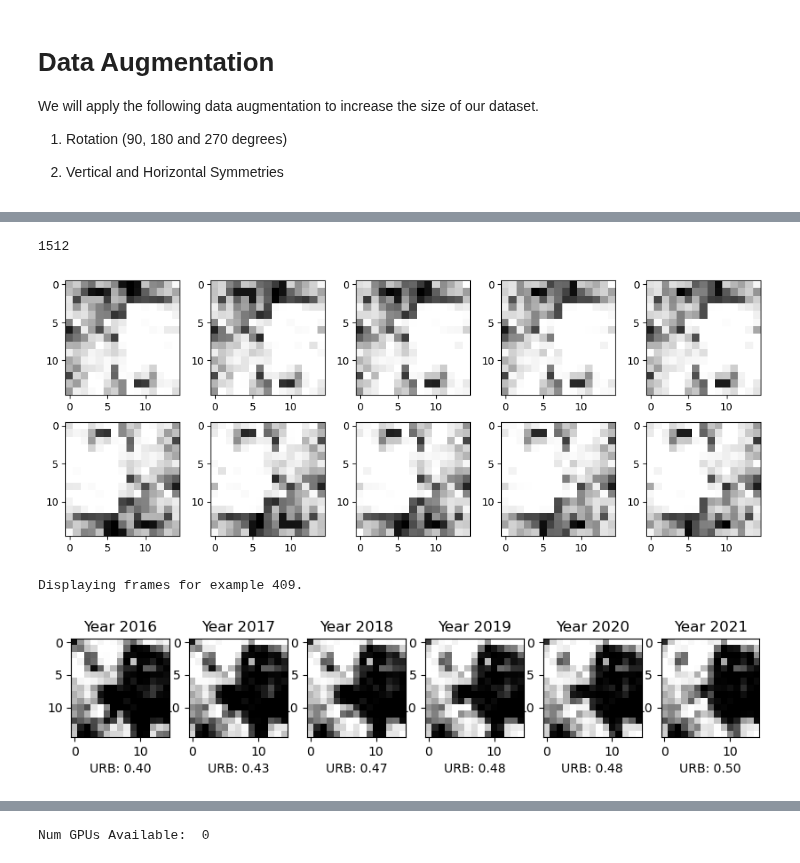
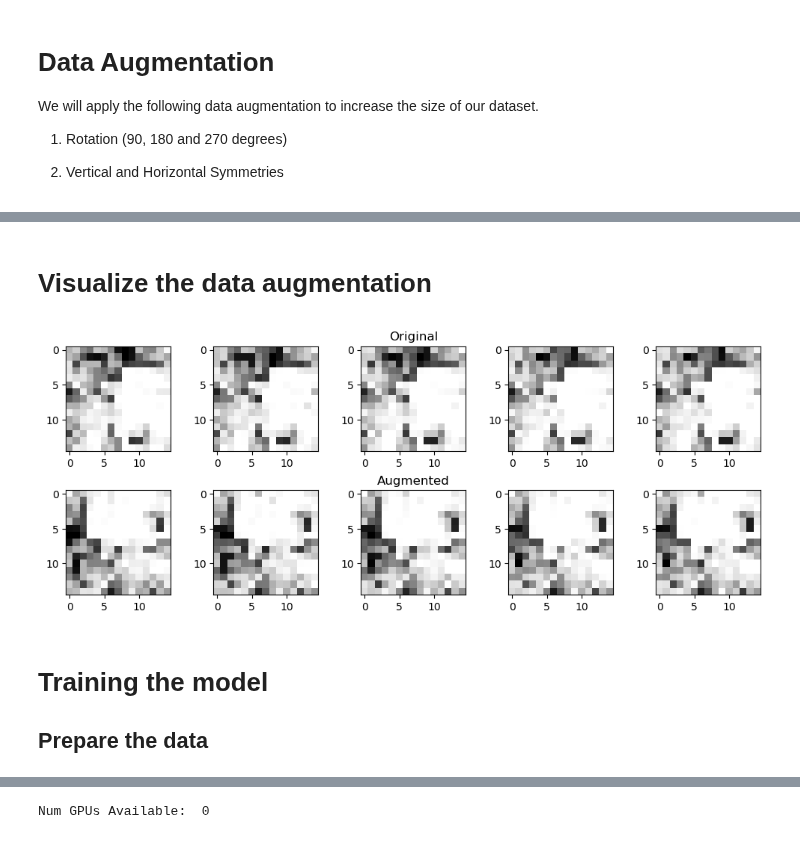
Before and after one commit to victor-radermecker/AdvancedLandCoverAnalytics-Pipeline, a Jupyter notebook: Notebooks/ConvLSTM.ipynb, the cells around one changed output, grey strips where cells are left out. Saved outputs shown, nothing was run; the diff lists cells and outputs as text; code cells hidden in the pictures.

Commit message:
Finish adding Data Augmentation

```diff
--- a/Notebooks/ConvLSTM.ipynb
+++ b/Notebooks/ConvLSTM.ipynb
@@ -320,5 +276,6 @@ def augment(x, y):
 
     return x_aug, y_aug
 # %%
-X, y = next(iter(train_dataset))
+train_iter = iter(train_dataset)
+X, y = next(train_iter)
 X_aug, y_aug = augment(X, y)
@@ -355,2 +285,0 @@ Horizontal flip
-# %%
-aug_train_dataset = train_dataset.map(augment)
@@ -377,34 +286,38 @@ x_aug, y_aug = tf.py_function(augment, [x, y], [tf.float32, tf.float32])
-# %%
-len(aug_train_dataset)
-# %% [output]
-1512
+# %% [markdown]
+# Visualize the data augmentation
 # %%
-# plot 4 images of x and y as fifth image so 5 in total
-fig, axes = plt.subplots(2, 5, figsize=(10, 4))
-for i in range(4):
-    axes[0, i].imshow(X[i, :, :, 0], cmap='gray')
-    axes[1, i].imshow(X_aug[i, :, :, 0], cmap='gray')
+def plot_seq(x,y):
+    fig, axes = plt.subplots(1, 5, figsize=(10, 4))
+    for i in range(4):
+        axes[i].imshow(x[i, :, :, 0], cmap='gray')
+    axes[4].imshow(y[0, :, :, 0], cmap='gray')
+    plt.tight_layout()
 
-axes[0, 4].imshow(y[0, :, :, 0], cmap='gray')
-axes[1, 4].imshow(y_aug[0, :, :, 0], cmap='gray')
-plt.tight_layout()
+def plot_seq_aug(x, y, x_aug, y_aug):
+    fig, axes = plt.subplots(2, 5, figsize=(10, 4))
+    for i in range(4):
+        axes[0, i].imshow(x[i, :, :, 0], cmap='gray')
+        axes[1, i].imshow(x_aug[i, :, :, 0], cmap='gray')
+
+    axes[0, 4].imshow(y[0, :, :, 0], cmap='gray')
+    axes[1, 4].imshow(y_aug[0, :, :, 0], cmap='gray')
+
+    # add titles to each subrow
+    axes[0, 2].set_title('Original')
+    axes[1, 2].set_title('Augmented')
+    plt.tight_layout()
-# %% [output]
-[figure, removed]
-# %%
-# Construct a figure on which we will visualize the images.
-fig, axes = plt.subplots(1, 6, figsize=(10, 8))
-
-# Plot each of the sequential images for one random data example.
-data_choice = np.random.choice(range(len(dataset)), size=1)[0]
-for idx, ax in enumerate(axes.flat):
-    ax.imshow(np.squeeze(dataset[data_choice][idx]), cmap="gray")
-    ax.set_title(f"Year {years[idx]}")
-    # ax.axis("off")
-    ax.set_xlabel(f"URB: {np.mean(dataset[data_choice][idx]):.2f}")
-
-# Print information and display the figure.
-print(f"Displaying frames for example {data_choice}.")
-plt.show()
-# %% [output]
-Displaying frames for example 409.
-[figure, removed]
+# %%
+train_iter = iter(train_dataset)
+aug_train_iter = iter(aug_train_dataset)
+# %%
+# get a random element from train_dataset
+x, y = next(train_iter)
+x_aug, y_aug = next(aug_train_iter)
+
+plot_seq_aug(x, y, x_aug, y_aug)
+# %% [output]
+[figure, added]
+# %% [markdown]
+# Training the model
+
+## Prepare the data
```
Also changed, not shown: parts of 28 cells of this notebook.
